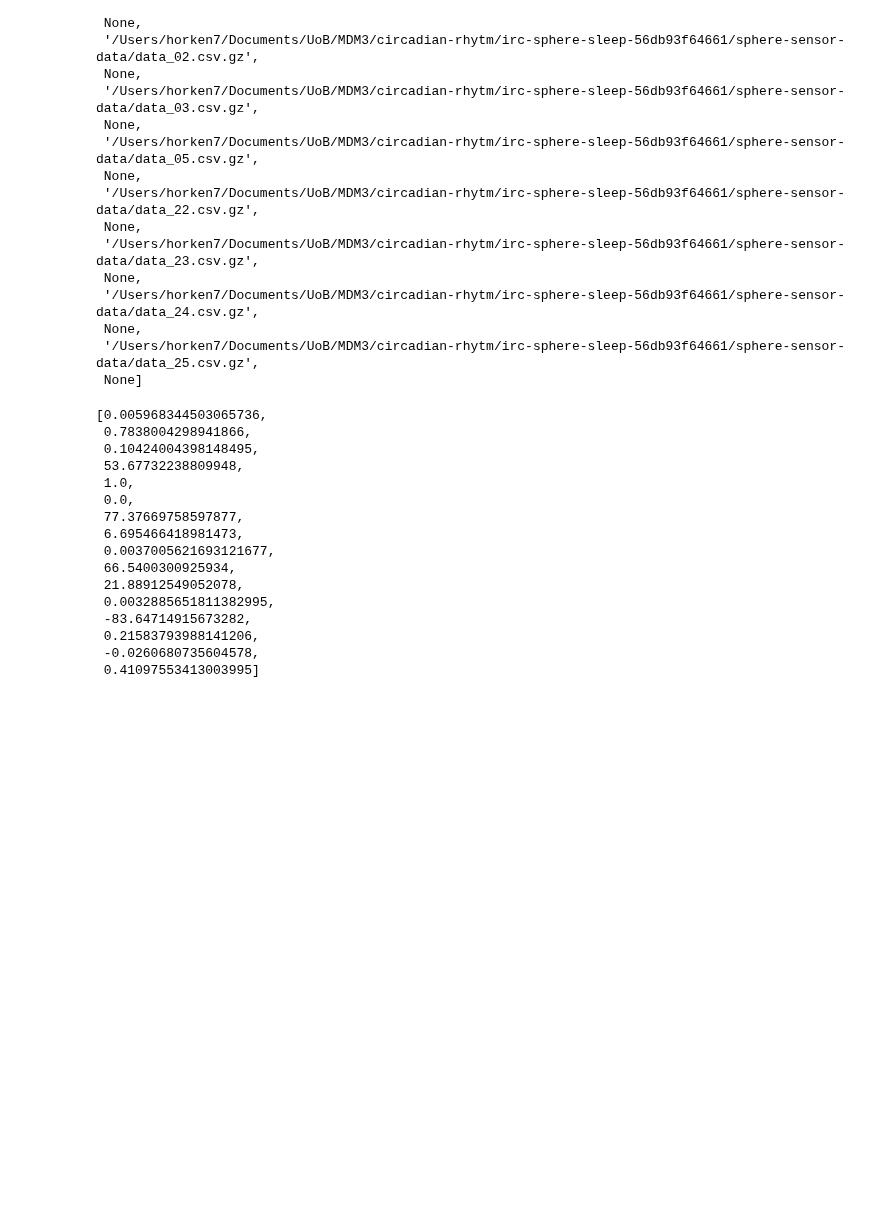
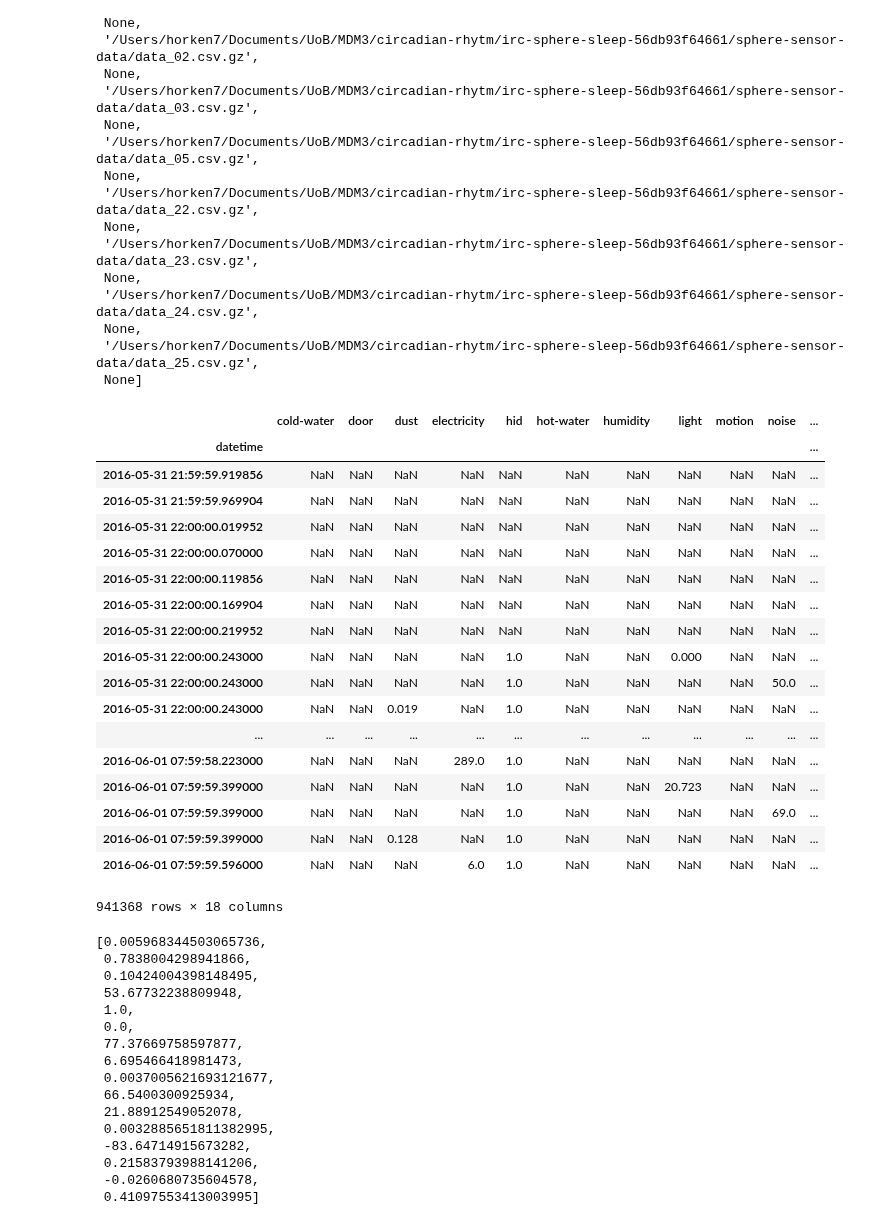
Before and after one commit to horken7/circadian-rhytm, a Jupyter notebook: classifyQuality.ipynb, the cells around one changed output. Cells and saved outputs as stored; diff of their text form; code cells hidden in the pictures; blank space fills up the shorter version.

```diff
--- a/classifyQuality.ipynb
+++ b/classifyQuality.ipynb
@@ -56,6 +58,28 @@ for path in found:
         else:
             fileName = path
             df.append(pd.read_csv(fileName, index_col='datetime'))
+# %%
+df[0]
+# %% [output]
+|  | cold-water | door | dust | electricity | hid | hot-water | humidity | light | motion | noise | ... |
+| datetime |  |  |  |  |  |  |  |  |  |  | ... |
+| 2016-05-31 21:59:59.919856 | NaN | NaN | NaN | NaN | NaN | NaN | NaN | NaN | NaN | NaN | ... |
+| 2016-05-31 21:59:59.969904 | NaN | NaN | NaN | NaN | NaN | NaN | NaN | NaN | NaN | NaN | ... |
+| 2016-05-31 22:00:00.019952 | NaN | NaN | NaN | NaN | NaN | NaN | NaN | NaN | NaN | NaN | ... |
+| 2016-05-31 22:00:00.070000 | NaN | NaN | NaN | NaN | NaN | NaN | NaN | NaN | NaN | NaN | ... |
+| 2016-05-31 22:00:00.119856 | NaN | NaN | NaN | NaN | NaN | NaN | NaN | NaN | NaN | NaN | ... |
+| 2016-05-31 22:00:00.169904 | NaN | NaN | NaN | NaN | NaN | NaN | NaN | NaN | NaN | NaN | ... |
+| 2016-05-31 22:00:00.219952 | NaN | NaN | NaN | NaN | NaN | NaN | NaN | NaN | NaN | NaN | ... |
+| 2016-05-31 22:00:00.243000 | NaN | NaN | NaN | NaN | 1.0 | NaN | NaN | 0.000 | NaN | NaN | ... |
+| 2016-05-31 22:00:00.243000 | NaN | NaN | NaN | NaN | 1.0 | NaN | NaN | NaN | NaN | 50.0 | ... |
+| 2016-05-31 22:00:00.243000 | NaN | NaN | 0.019 | NaN | 1.0 | NaN | NaN | NaN | NaN | NaN | ... |
+| ... | ... | ... | ... | ... | ... | ... | ... | ... | ... | ... | ... |
+| 2016-06-01 07:59:58.223000 | NaN | NaN | NaN | 289.0 | 1.0 | NaN | NaN | NaN | NaN | NaN | ... |
+| 2016-06-01 07:59:59.399000 | NaN | NaN | NaN | NaN | 1.0 | NaN | NaN | 20.723 | NaN | NaN | ... |
+| 2016-06-01 07:59:59.399000 | NaN | NaN | NaN | NaN | 1.0 | NaN | NaN | NaN | NaN | 69.0 | ... |
+| 2016-06-01 07:59:59.399000 | NaN | NaN | 0.128 | NaN | 1.0 | NaN | NaN | NaN | NaN | NaN | ... |
+| 2016-06-01 07:59:59.596000 | NaN | NaN | NaN | 6.0 | 1.0 | NaN | NaN | NaN | NaN | NaN | ... |
+941368 rows × 18 columns
 # %%
 # resample the data and get mean as feature
 # (resample to lower dataset size and make program faster)
```
Also changed, not shown: parts of 5 cells of this notebook, 3 other files.
